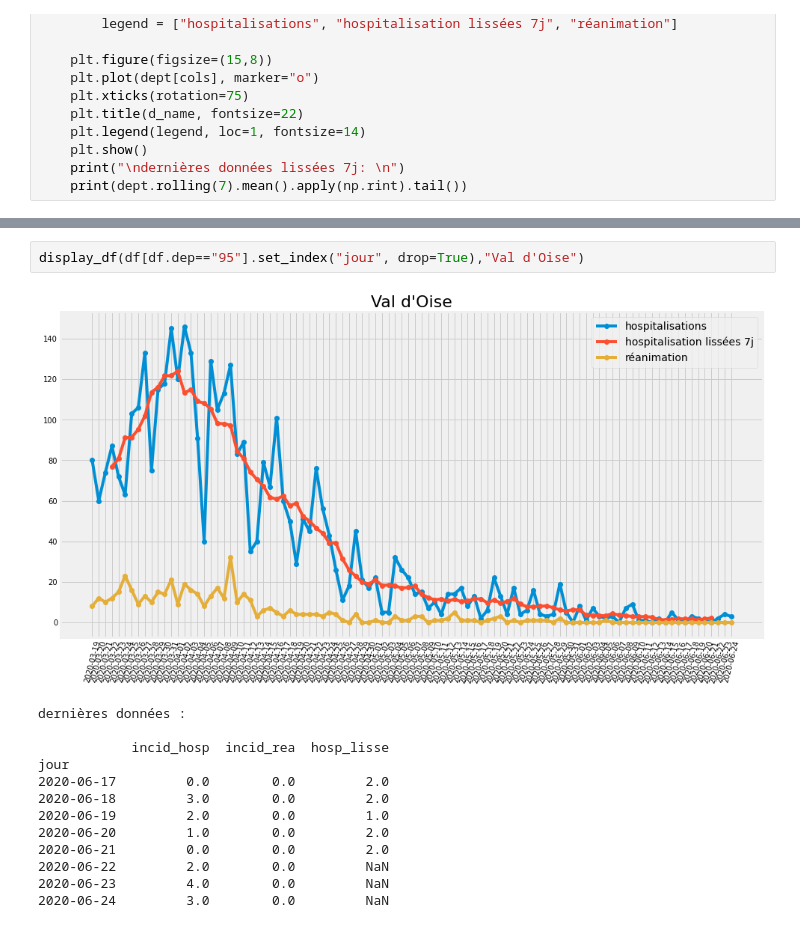
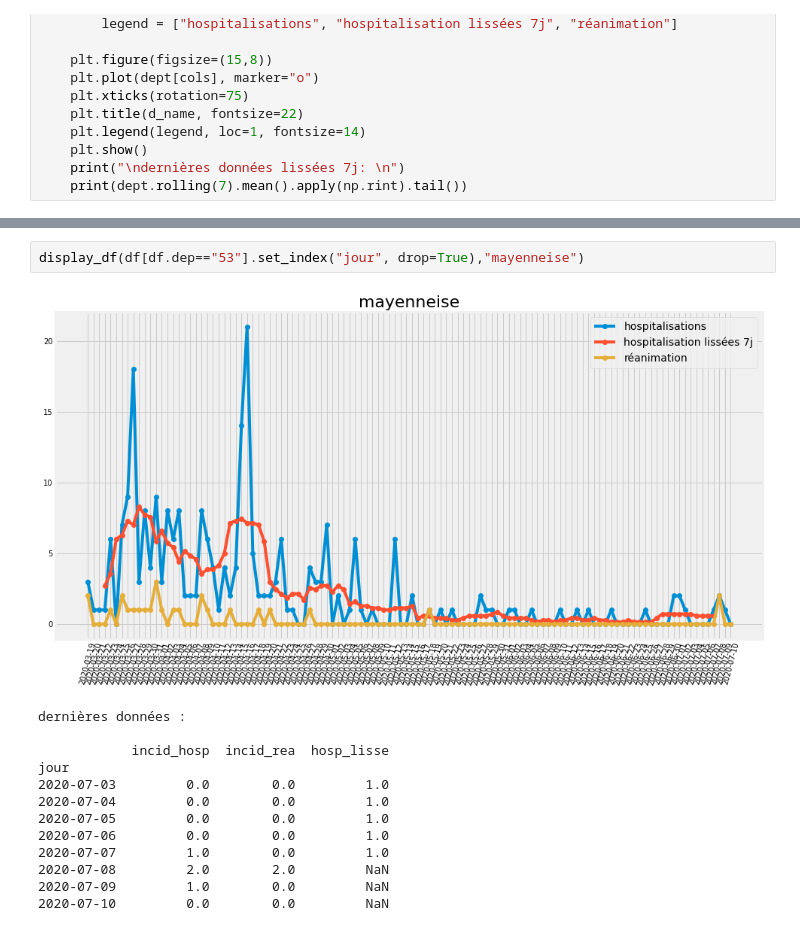
Before and after one commit to paulantoine/covid_dept, a Jupyter notebook: covid.ipynb, the cells around one changed output, grey strips where cells are left out. Cells and saved outputs as stored; diff of their text form.

```diff
--- a/covid.ipynb
+++ b/covid.ipynb
@@ -266,19 +266,19 @@ jour
 # %%
-display_df(df[df.dep=="95"].set_index("jour", drop=True),"Val d'Oise")
+display_df(df[df.dep=="53"].set_index("jour", drop=True),"mayenneise")
 # %% [output]
-[figure, old version]
+[figure, new version]
 dernières données :
 
             incid_hosp  incid_rea  hosp_lisse
 jour
-2020-06-17         0.0        0.0         2.0
-2020-06-18         3.0        0.0         2.0
-2020-06-19         2.0        0.0         1.0
-2020-06-20         1.0        0.0         2.0
-2020-06-21         0.0        0.0         2.0
-2020-06-22         2.0        0.0         NaN
-2020-06-23         4.0        0.0         NaN
-2020-06-24         3.0        0.0         NaN
+2020-07-03         0.0        0.0         1.0
+2020-07-04         0.0        0.0         1.0
+2020-07-05         0.0        0.0         1.0
+2020-07-06         0.0        0.0         1.0
+2020-07-07         1.0        0.0         1.0
+2020-07-08         2.0        2.0         NaN
+2020-07-09         1.0        0.0         NaN
+2020-07-10         0.0        0.0         NaN
 # %%
 cumul = read_data(
     "https://www.data.gouv.fr/fr/datasets/donnees-hospitalieres-relatives-a-lepidemie-de-covid-19/",
```
Also changed, not shown: parts of 14 cells of this notebook.
